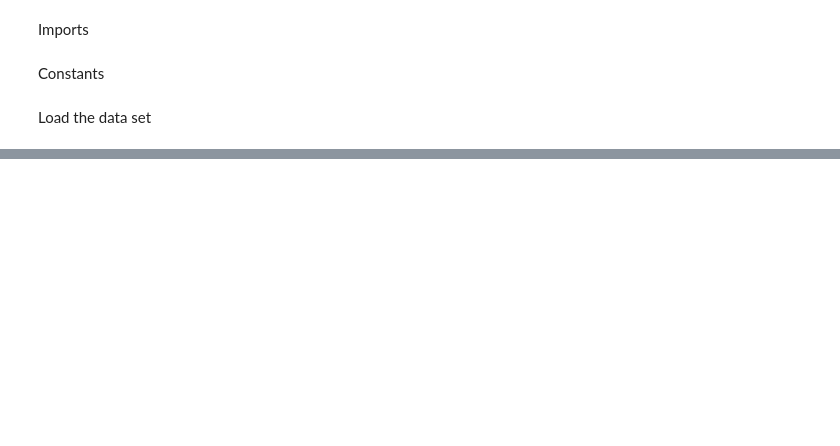
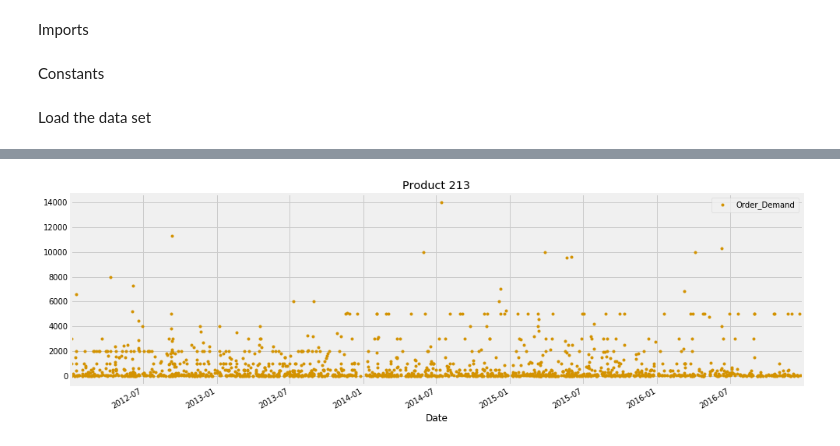
Before and after one commit to nlaluzerne/WorldWideProducts, a Jupyter notebook: Notebooks/WorldWideProducts.ipynb, the cells around one changed output, grey strips where cells are left out. Cells and saved outputs as stored; diff of their text form; code cells hidden in the pictures; blank space fills up the shorter version.

```diff
--- a/Notebooks/WorldWideProducts.ipynb
+++ b/Notebooks/WorldWideProducts.ipynb
@@ -74,0 +90,4 @@ print( 'R\u00b2 Score of Product A: {0:.1f}'.format( score ) )
+# %%
+_ = bdf.plot( style = '.', figsize = ( 15, 5 ), color = color_pal[ 1 ], title = "Product " + str( products[ 1 ] ) )
+# %% [output]
+[figure, added]
```
Also changed, not shown: parts of 97 cells of this notebook, 2 other files.
